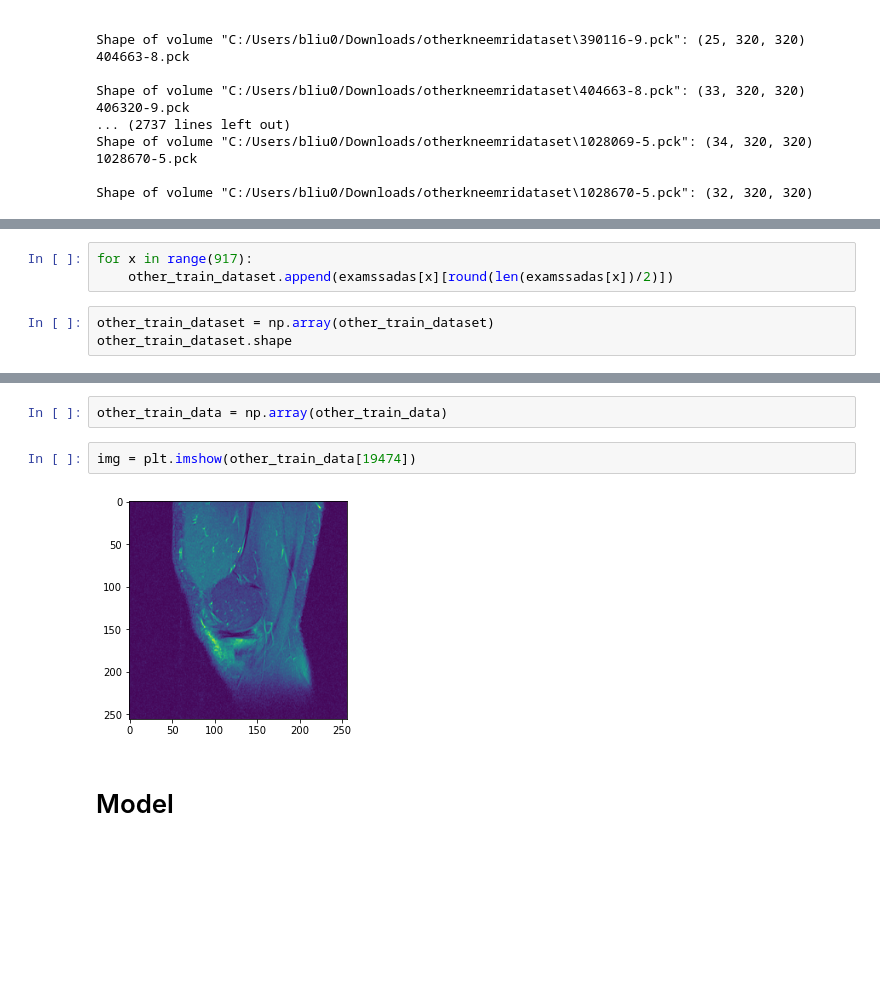
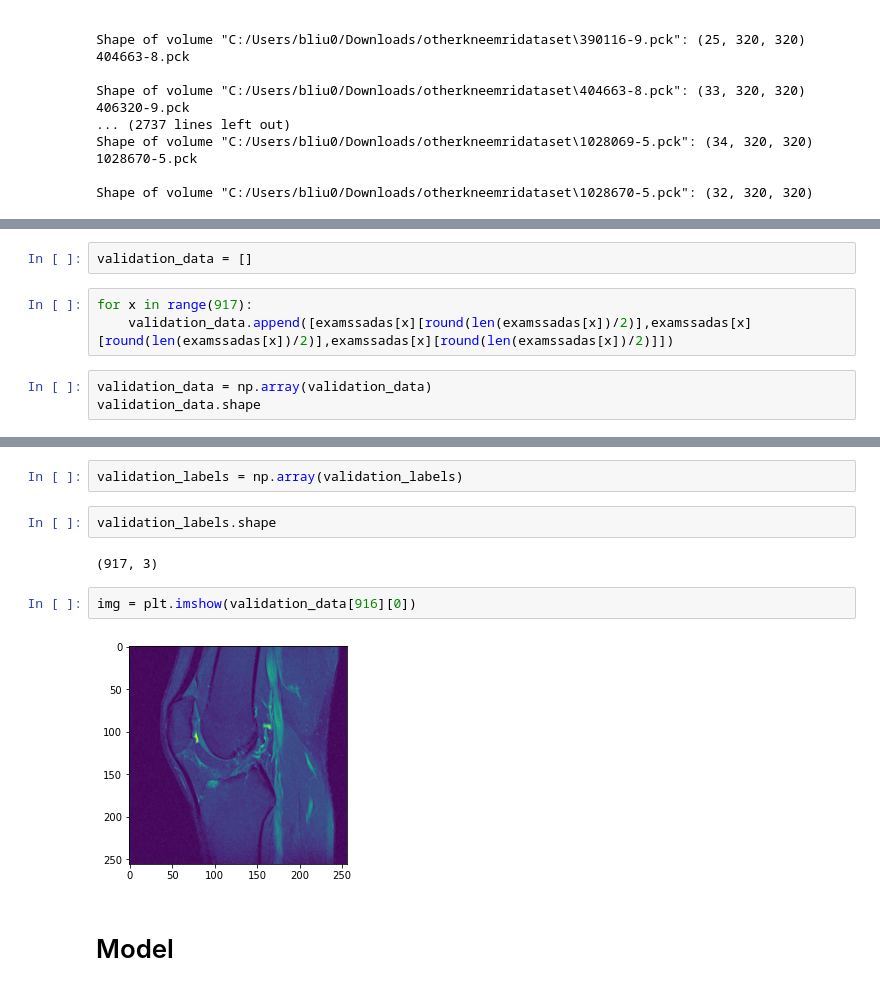
Before and after one commit to maleepicface/MRIprogramcode, a Jupyter notebook: neural network/Brian_Neural_Network-Copy1.ipynb, the cells around one changed output, grey strips where cells are left out. Cells and saved outputs as stored; diff of their text form; blank space fills up the shorter version.

Commit message:
finished incorporated validation set (see "Brian_Neural_Network-Copy1.ipynb")

```diff
--- a/neural network/Brian_Neural_Network-Copy1.ipynb
+++ b/neural network/Brian_Neural_Network-Copy1.ipynb
@@ -184,7 +198,9 @@ other_train_dataset = []
+# %%
+validation_data = []
 # %%
 for x in range(917):
-    other_train_dataset.append(examssadas[x][round(len(examssadas[x])/2)])
+    validation_data.append([examssadas[x][round(len(examssadas[x])/2)],examssadas[x][round(len(examssadas[x])/2)],examssadas[x][round(len(examssadas[x])/2)]])
 # %%
-other_train_dataset = np.array(other_train_dataset)
-other_train_dataset.shape
+validation_data = np.array(validation_data)
+validation_data.shape
 # %% [output]
@@ -212,9 +218,13 @@ other_train_data
 # %%
-other_train_data = np.array(other_train_data)
+validation_labels = np.array(validation_labels)
+# %%
+validation_labels.shape
+# %% [output]
+(917, 3)
 # %%
-img = plt.imshow(other_train_data[19474])
+img = plt.imshow(validation_data[916][0])
 # %% [output]
-[figure, old version]
+[figure, new version]
 # %% [markdown]
 # Model
 # %%
```
Also changed, not shown: parts of 12 cells of this notebook.
